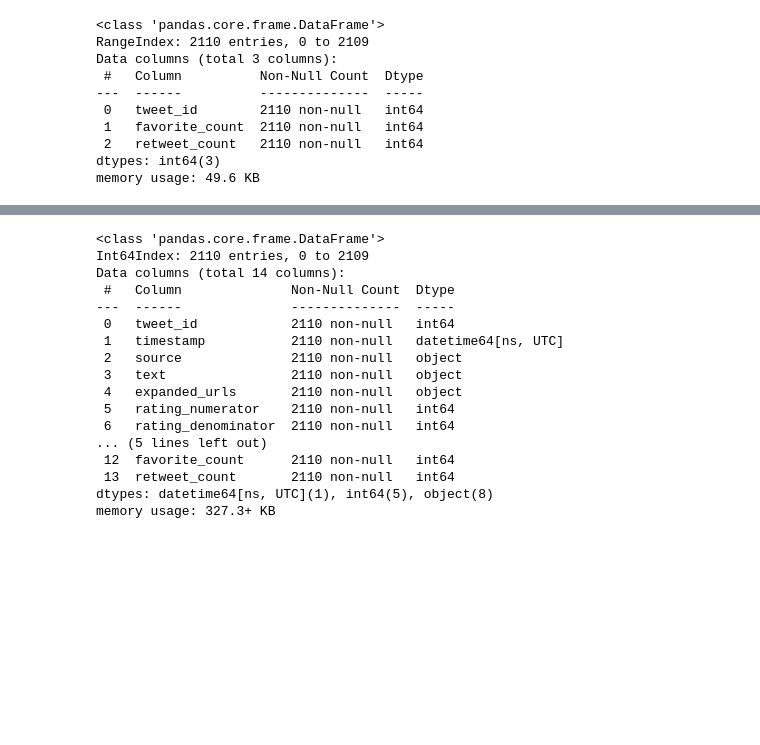
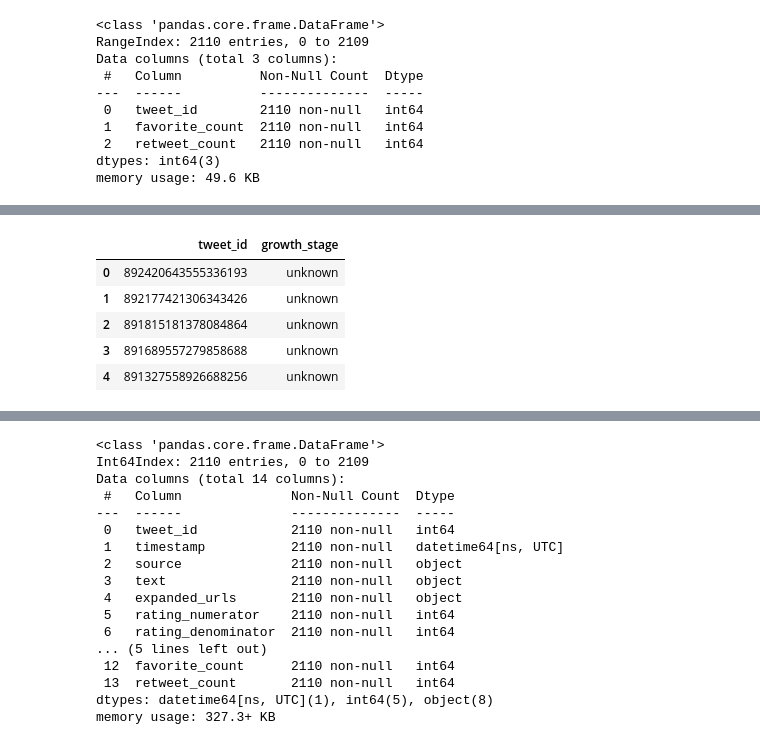
Before and after one commit to josyulajj/twitter-exploratorydataanalysis, a Jupyter notebook: wrangle_act.ipynb, the cells around one changed output, grey strips where cells are left out. Cells and saved outputs as stored; diff of their text form; code cells hidden in the pictures; blank space fills up the shorter version.

```diff
--- a/wrangle_act.ipynb
+++ b/wrangle_act.ipynb
@@ -376,0 +394,27 @@ twitter_av_favs_df =  tweet_av_df.merge(tweet_data_df, on='tweet_id')
+# %%
+def dog_stages(twitter_avfavsdf):
+    stages_dict = {}
+    for i in range(len(twitter_avfavsdf)):
+        row = twitter_avfavsdf.iloc[i]
+        stage = "unknown"
+        if (row.floofer == "floofer"):
+            stage = "floofer"
+        elif (row.puppo == "puppo"):
+            stage = "puppo"
+        elif (row.pupper == "pupper"):
+            stage = "pupper"
+        elif (row.doggo == "doggo"):
+            stage = "doggo"
+        stages_dict[row.tweet_id] = stage
+    return stages_dict
+
+stage_dictn = dog_stages(twitter_av_favs_df)
+stage_df = pd.DataFrame(stage_dictn.items(), columns=['tweet_id', 'growth_stage'])
+stage_df.head()
+# %% [output]
+|  | tweet_id | growth_stage |
+| 0 | 892420643555336193 | unknown |
+| 1 | 892177421306343426 | unknown |
+| 2 | 891815181378084864 | unknown |
+| 3 | 891689557279858688 | unknown |
+| 4 | 891327558926688256 | unknown |
```
Also changed, not shown: parts of 17 cells of this notebook.
